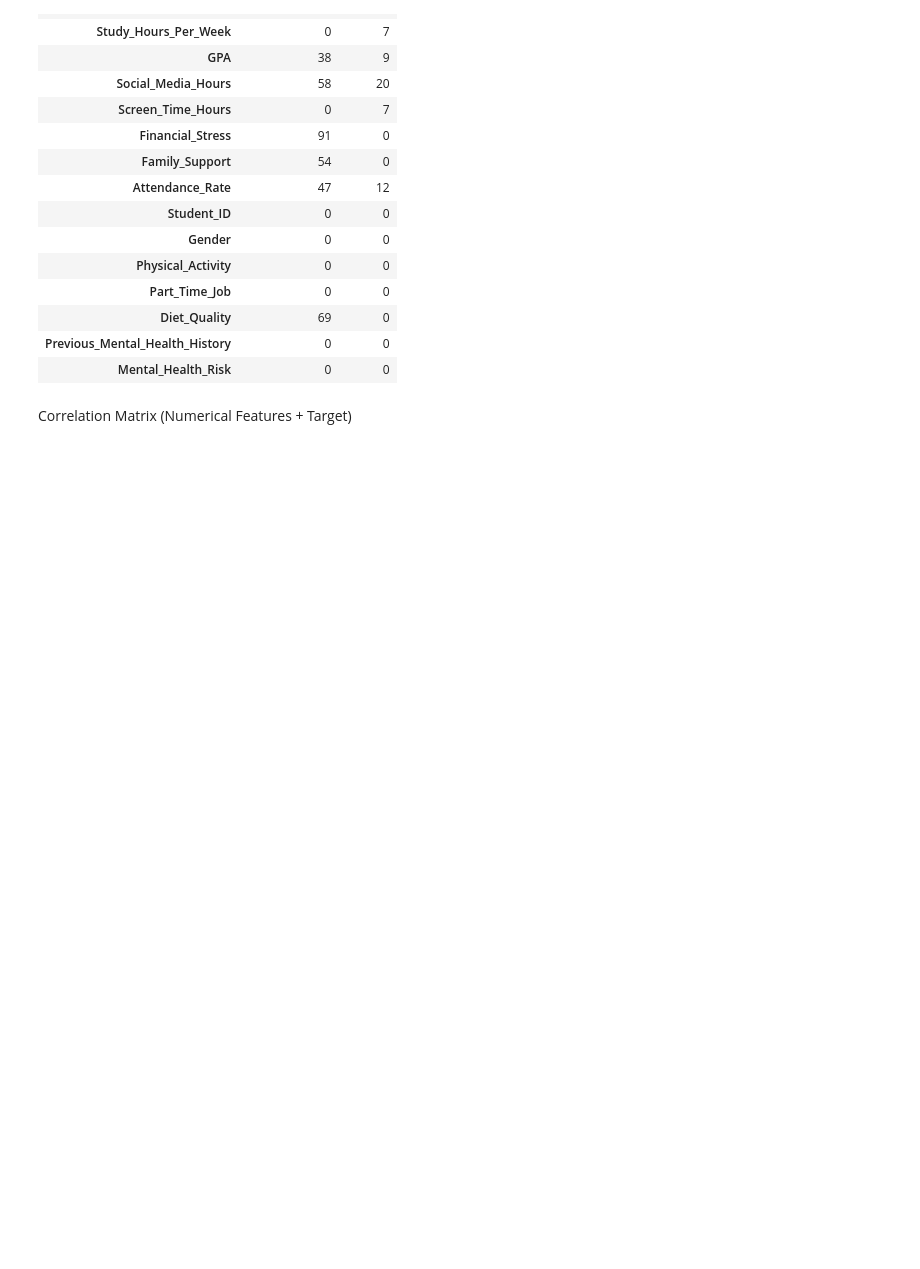
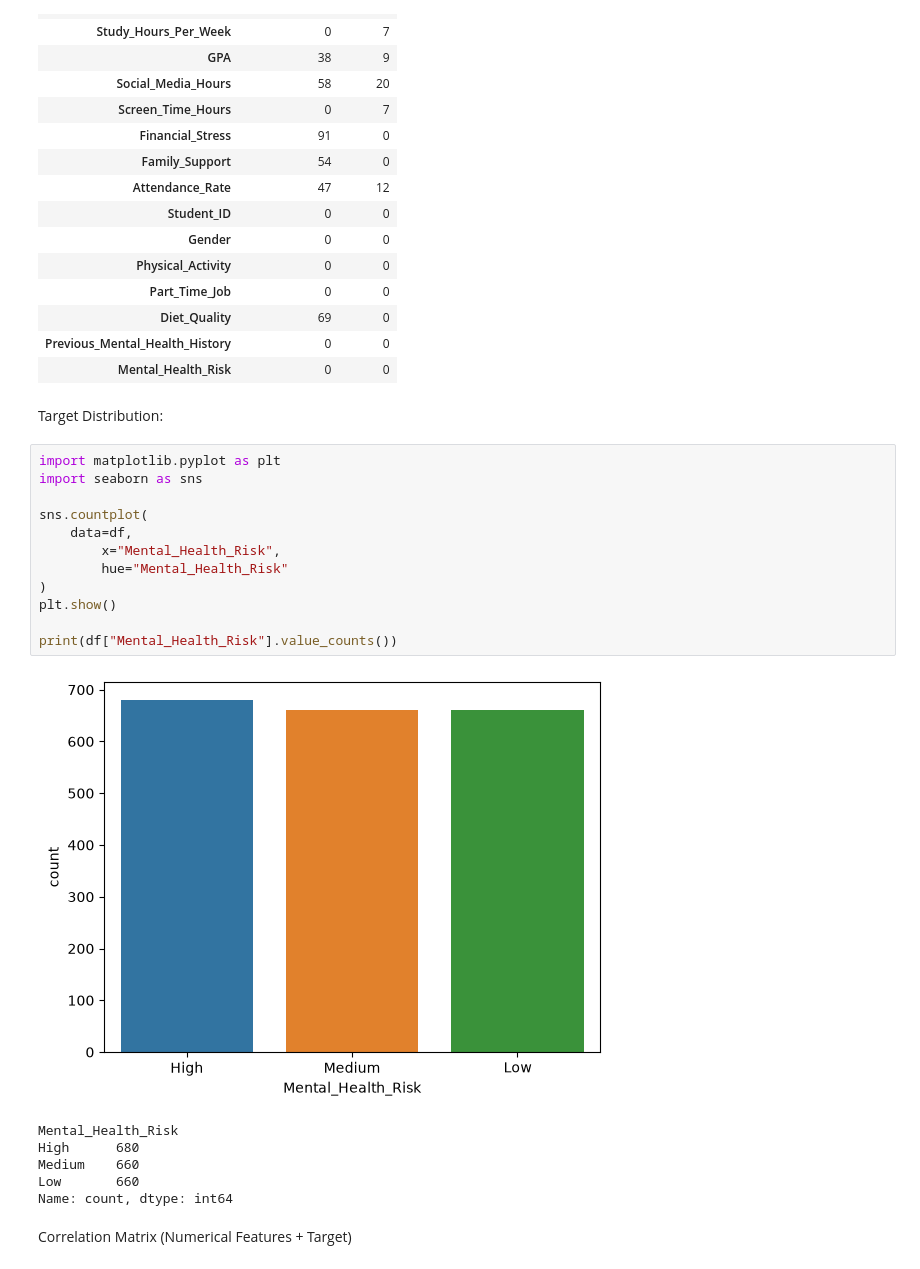
Before and after one commit to lioubiarabi/MindPulse-AI, a Jupyter notebook: notebooks/eda_audit.ipynb, the cells around one changed output. Drawn from its saved outputs; the diff is of its cells as text; blank space fills up the shorter version.

Commit message:
feat(eda): study target variable distribution and evaluate class balance

```diff
--- a/notebooks/eda_audit.ipynb
+++ b/notebooks/eda_audit.ipynb
@@ -102,6 +102,27 @@ total duplicates:  0
 | Diet_Quality | 69 | 0 |
 | Previous_Mental_Health_History | 0 | 0 |
 | Mental_Health_Risk | 0 | 0 |
+# %% [markdown]
+Target Distribution:
+# %%
+import matplotlib.pyplot as plt
+import seaborn as sns
+
+sns.countplot(
+    data=df,
+        x="Mental_Health_Risk",
+        hue="Mental_Health_Risk"
+)
+plt.show()
+
+print(df["Mental_Health_Risk"].value_counts())
+# %% [output]
+[figure, added]
+Mental_Health_Risk
+High      680
+Medium    660
+Low       660
+Name: count, dtype: int64
 # %% [markdown]
 Correlation Matrix (Numerical Features + Target)
 # %%
```
